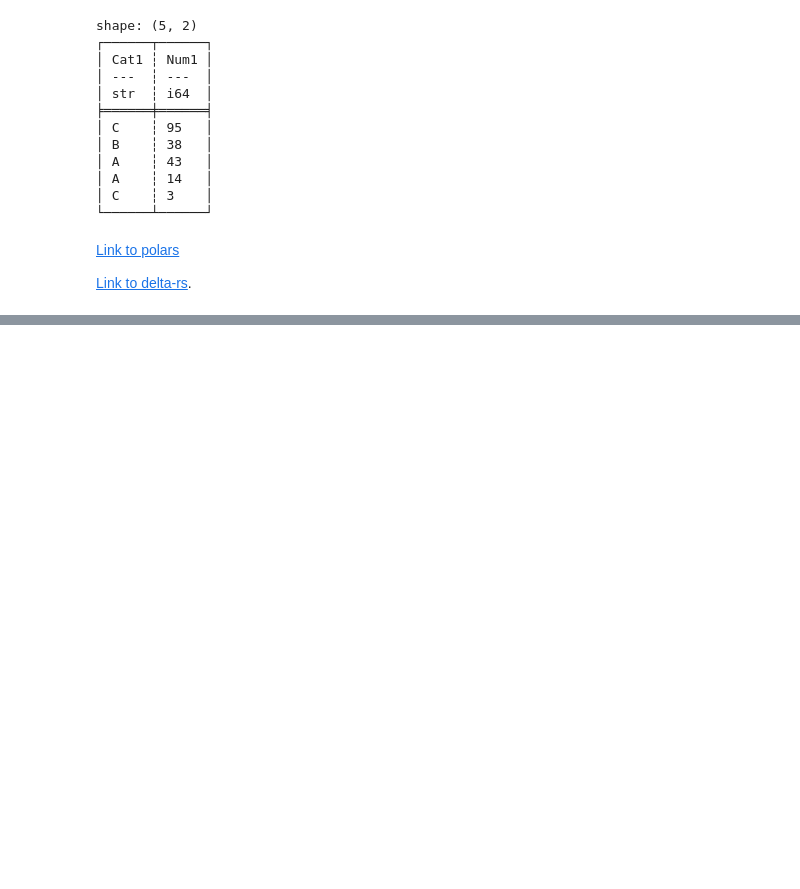
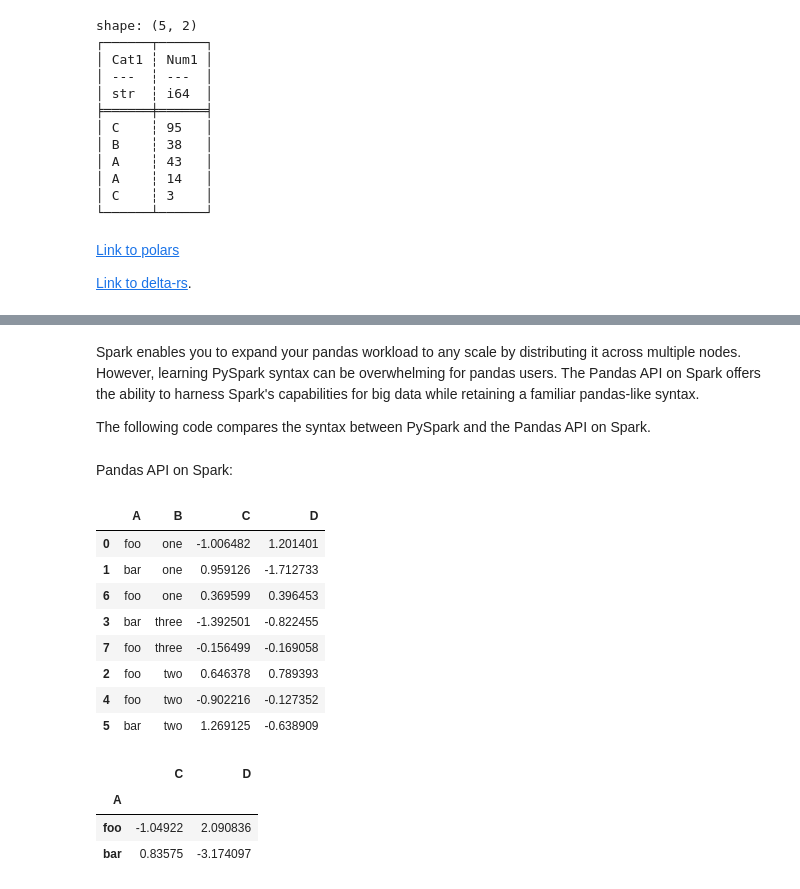
Before and after one commit to khuyentran1401/Efficient_Python_tricks_and_tools_for_data_scientists, a Jupyter notebook: docs/_sources/Chapter5/better_pandas.ipynb, the cells around one changed output, grey strips where cells are left out. Saved outputs shown, nothing was run; the diff lists cells and outputs as text; code cells hidden in the pictures; blank space fills up the shorter version.

Commit message:
add pandas api on spark

```diff
--- a/docs/_sources/Chapter5/better_pandas.ipynb
+++ b/docs/_sources/Chapter5/better_pandas.ipynb
@@ -1003,0 +1008,4 @@ shape: (5, 2)
+# %% [markdown]
+Spark enables you to expand your pandas workload to any scale by distributing it across multiple nodes. However, learning PySpark syntax can be overwhelming for pandas users. The Pandas API on Spark offers the ability to harness Spark's capabilities for big data while retaining a familiar pandas-like syntax.
+
+The following code compares the syntax between PySpark and the Pandas API on Spark.
@@ -1003,0 +1016,2 @@ shape: (5, 2)
+# %% [markdown]
+Pandas API on Spark:
@@ -1003,0 +1021,28 @@ shape: (5, 2)
+# %%
+psdf = ps.DataFrame(
+    {
+        "A": ["foo", "bar", "foo", "bar", "foo", "bar", "foo", "foo"],
+        "B": ["one", "one", "two", "three", "two", "two", "one", "three"],
+        "C": np.random.randn(8),
+        "D": np.random.randn(8),
+    }
+)
+# %%
+psdf.sort_values(by='B')
+# %% [output]
+|  | A | B | C | D |
+| 0 | foo | one | -1.006482 | 1.201401 |
+| 1 | bar | one | 0.959126 | -1.712733 |
+| 6 | foo | one | 0.369599 | 0.396453 |
+| 3 | bar | three | -1.392501 | -0.822455 |
+| 7 | foo | three | -0.156499 | -0.169058 |
+| 2 | foo | two | 0.646378 | 0.789393 |
+| 4 | foo | two | -0.902216 | -0.127352 |
+| 5 | bar | two | 1.269125 | -0.638909 |
+# %%
+psdf.groupby('A').sum()
+# %% [output]
+|  | C | D |
+| A |  |  |
+| foo | -1.04922 | 2.090836 |
+| bar | 0.83575 | -3.174097 |
```
Also changed, not shown: parts of 14 cells of this notebook, 2 other files.
